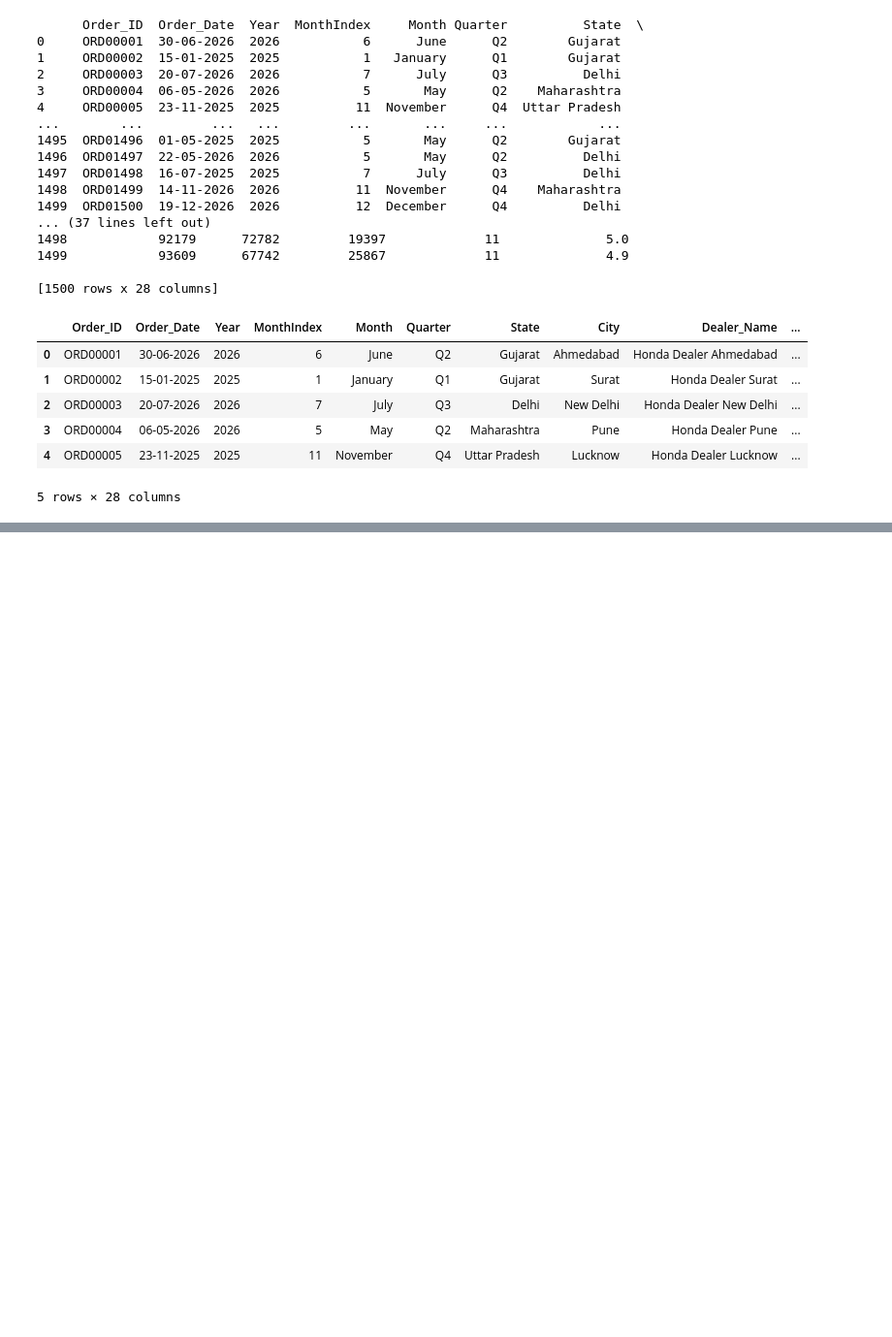
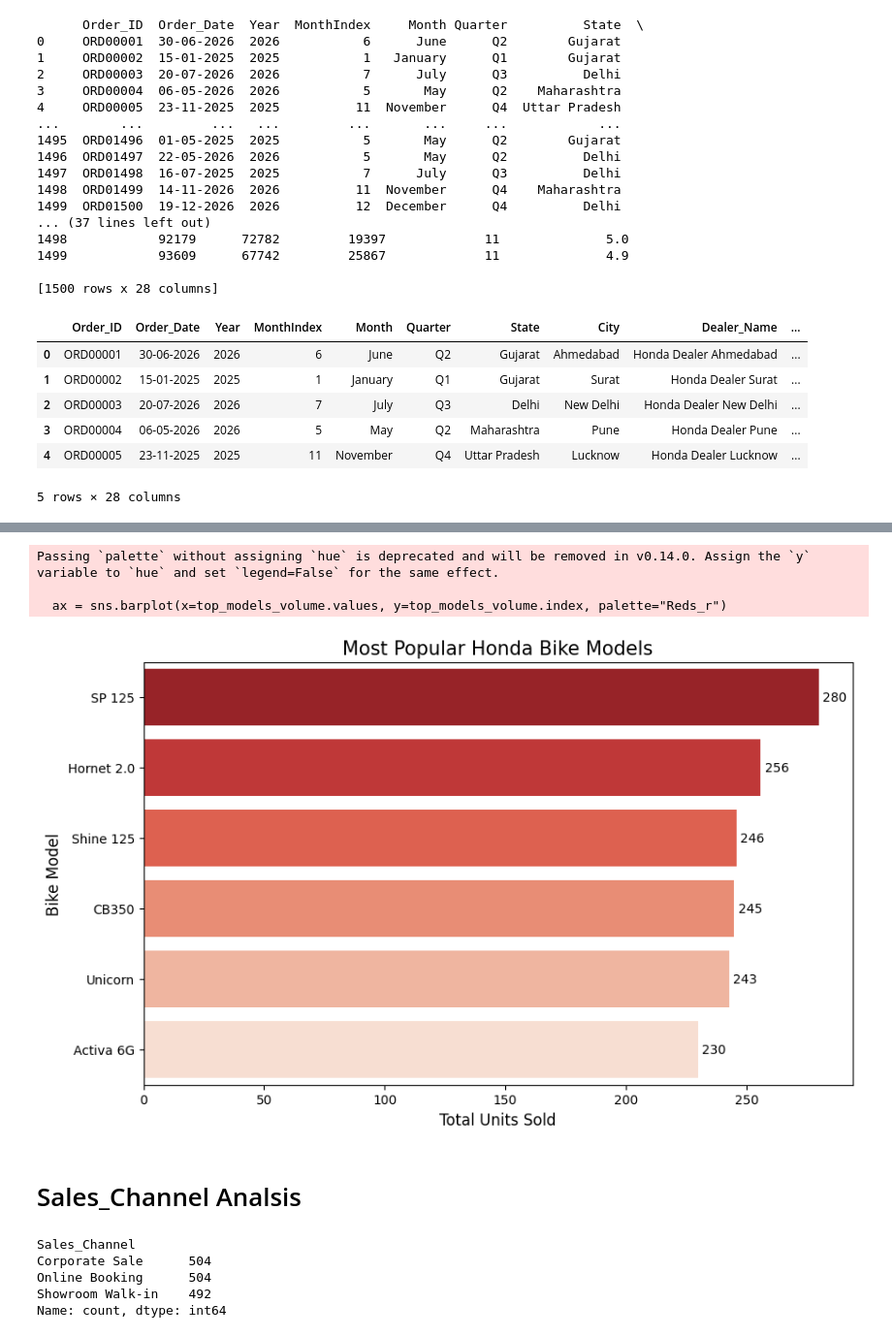
Before and after one commit to sameer-S-R-A/Project_matrix, a Jupyter notebook: honda_sales_EDA.ipynb, the cells around one changed output, grey strips where cells are left out. Shown at 97% size. Saved outputs shown, nothing was run; the diff lists cells and outputs as text; code cells hidden in the pictures; blank space fills up the shorter version.

Commit message:
feat: add exploratory data analysis notebook for Honda sales project

```diff
--- a/honda_sales_EDA.ipynb
+++ b/honda_sales_EDA.ipynb
@@ -42,0 +97,6 @@ df.head()
+# %%
+# Count the number of sales for each specific Bike Model and show the top 10
+top_models_volume = df['Bike_Model'].value_counts().head(10)
+
+print("Top 10 Most Sold Bike Models (by Units):")
+print(top_models_volume)
@@ -42,0 +113,34 @@ df.head()
+# %%
+import seaborn as sns
+import matplotlib.pyplot as plt
+
+plt.figure(figsize=(10, 6))
+
+# Plot the volume numbers using a nice red color palette
+ax = sns.barplot(x=top_models_volume.values, y=top_models_volume.index, palette="Reds_r")
+
+plt.title("Most Popular Honda Bike Models", fontsize=15)
+plt.xlabel("Total Units Sold", fontsize=12)
+plt.ylabel("Bike Model", fontsize=12)
+
+# Add numeric labels to the end of the bars
+for container in ax.containers:
+    ax.bar_label(container, padding=3)
+
+plt.show()
+# %% [output]
+Passing `palette` without assigning `hue` is deprecated and will be removed in v0.14.0. Assign the `y` variable to `hue` and set `legend=False` for the same effect.
+
+  ax = sns.barplot(x=top_models_volume.values, y=top_models_volume.index, palette="Reds_r")
+[figure, added]
+# %% [markdown]
+# Sales_Channel Analsis
+# %%
+prefer_Sales_Channel=df['Sales_Channel'].value_counts()
+print(prefer_Sales_Channel)
+# %% [output]
+Sales_Channel
+Corporate Sale      504
+Online Booking      504
+Showroom Walk-in    492
+Name: count, dtype: int64
```
Also changed, not shown: parts of 20 cells of this notebook, 1 other file.
